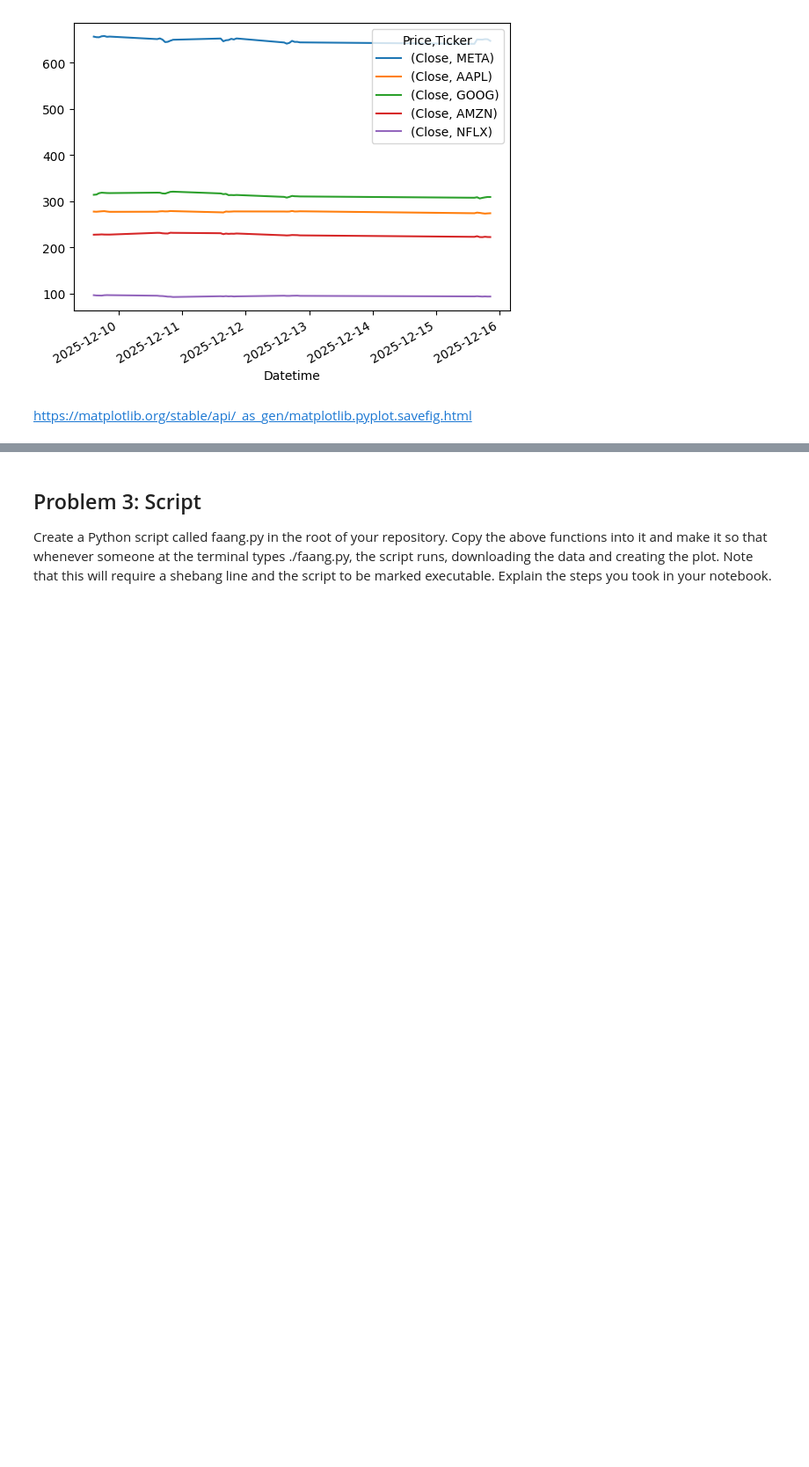
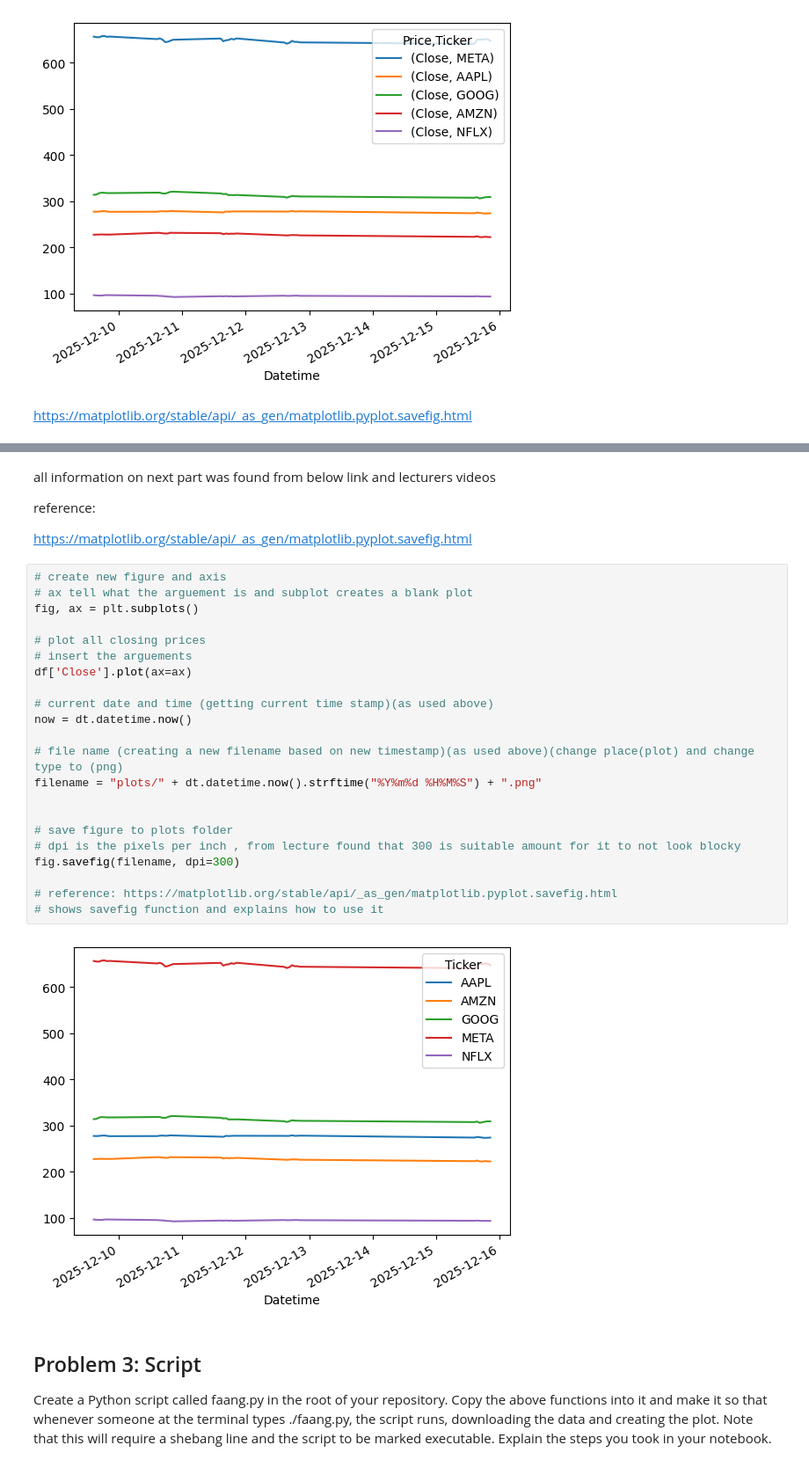
Before and after one commit to CherylClarke/COMPUTER--INFRASTRUCTURE, a Jupyter notebook: problems.ipynb, the cells around one changed output, grey strips where cells are left out. Shown at 88% size. Cells and saved outputs as stored; diff of their text form; blank space fills up the shorter version.

```diff
--- a/problems.ipynb
+++ b/problems.ipynb
@@ -176,3 +182,33 @@ https://matplotlib.org/stable/api/_as_gen/matplotlib.pyplot.savefig.html
+# %% [markdown]
+all information on next part was found from below link and lecturers videos
+
+reference:
+
+https://matplotlib.org/stable/api/_as_gen/matplotlib.pyplot.savefig.html
+# %%
+# create new figure and axis
+# ax tell what the arguement is and subplot creates a blank plot
+fig, ax = plt.subplots()
+
+# plot all closing prices
+# insert the arguements
+df['Close'].plot(ax=ax)
+
+# current date and time (getting current time stamp)(as used above)
+now = dt.datetime.now()
+
+# file name (creating a new filename based on new timestamp)(as used above)(change place(plot) and change type to (png)
+filename = "plots/" + dt.datetime.now().strftime("%Y%m%d %H%M%S") + ".png"
+
+
+# save figure to plots folder
+# dpi is the pixels per inch , from lecture found that 300 is suitable amount for it to not look blocky
+fig.savefig(filename, dpi=300)
+
+# reference: https://matplotlib.org/stable/api/_as_gen/matplotlib.pyplot.savefig.html
+# shows savefig function and explains how to use it
+# %% [output]
+[figure, added]
 # %% [markdown]
 ## Problem 3: Script
 Create a Python script called faang.py in the root of your repository. Copy the above functions into it and make it so that whenever someone at the terminal types ./faang.py, the script runs, downloading the data and creating the plot. Note that this will require a shebang line and the script to be marked executable. Explain the steps you took in your notebook.
```
Also changed, not shown: parts of 1 cell of this notebook, 2 other files.
